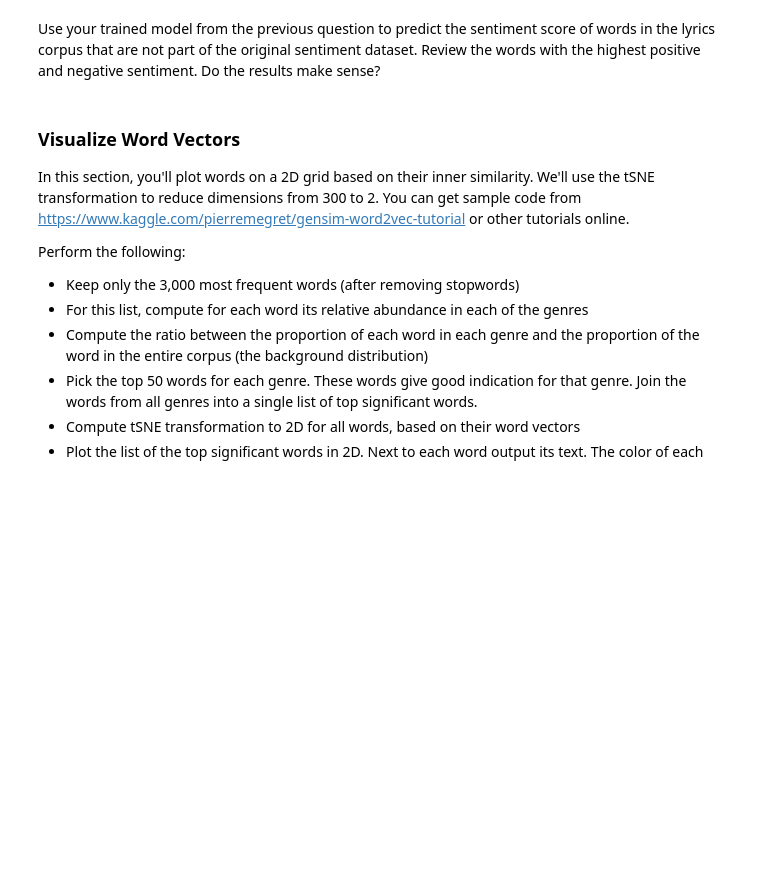
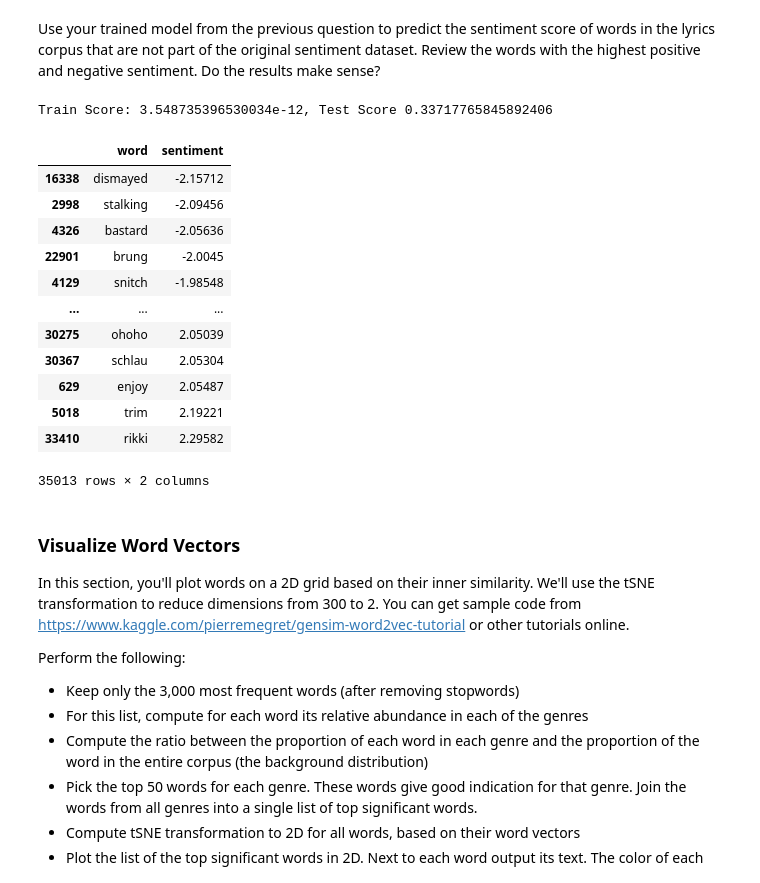
Before and after one commit to GreJerdev/Y-data, a Jupyter notebook: dl/home_work3/DL_word_embedding_assignment.ipynb, the cells around one changed output. Saved outputs shown, nothing was run; the diff lists cells and outputs as text; code cells hidden in the pictures; blank space fills up the shorter version.

Commit message:
first part finished

```diff
--- a/dl/home_work3/DL_word_embedding_assignment.ipynb
+++ b/dl/home_work3/DL_word_embedding_assignment.ipynb
@@ -51,0 +331,10 @@ Build a classifier for the sentiment of a word given its word vector. Split the
+# %%
+#All the words in our lyrics corpus
+vocab =  list(model.wv.vocab.keys())
+#All the words shared between the sentiment lexicon and our lyrics corpus.
+lexicon_words = []
+for key,value in tokens_dic.items():
+    if key in vocab:
+        lexicon_words.append([key,value])
+lexicon = pd.DataFrame(lexicon_words, columns=["word","sentiment"])
+lexicon.head()
@@ -52,5 +348,47 @@ Build a classifier for the sentiment of a word given its word vector. Split the
 # %% [markdown]
 Use your trained model from the previous question to predict the sentiment score of words in the lyrics corpus that are not part of the original sentiment dataset. Review the words with the highest positive and negative sentiment. Do the results make sense?
+# %%
+from sklearn.model_selection import train_test_split
+from sklearn.metrics import mean_squared_error as mse
+from sklearn.linear_model import Lasso
+from sklearn.linear_model import LinearRegression
+
+
+w2vector = model[lexicon.word]
+X_train, X_test, y_train, y_test = train_test_split(w2vector,lexicon.sentiment, test_size = 0.2, random_state=42)
+lr = LinearRegression()
+lr.fit(X_train,y_train)
+print("Train Score: {}, Test Score {}".format(mse(lr.predict(X_train),y_train),mse(lr.predict(X_test),y_test)))
+# %% [output]
+Train Score: 3.548735396530034e-12, Test Score 0.33717765845892406
+# %%
+#the next part will be to use our lr model to predict sentiment score for any word embeddings
+not_in_lexicon = []
+for word in vocab:
+    if word not in lexicon['word'].values:
+        not_in_lexicon.append(word)
+
+values = lr.predict(model[not_in_lexicon])
+
+sents_df = pd.DataFrame((not_in_lexicon, values)).T
+sents_df.columns = ["word","sentiment"]
+sents_df.Sentiment = sents_df.sentiment / max(np.abs(sents_df.sentiment))
+# %%
+sents_df.sort_values(by="sentiment")
+# %% [output]
+|  | word | sentiment |
+| 16338 | dismayed | -2.15712 |
+| 2998 | stalking | -2.09456 |
+| 4326 | bastard | -2.05636 |
+| 22901 | brung | -2.0045 |
+| 4129 | snitch | -1.98548 |
+| ... | ... | ... |
+| 30275 | ohoho | 2.05039 |
+| 30367 | schlau | 2.05304 |
+| 629 | enjoy | 2.05487 |
+| 5018 | trim | 2.19221 |
+| 33410 | rikki | 2.29582 |
+35013 rows × 2 columns
 # %% [markdown]
 ### Visualize Word Vectors
 In this section, you'll plot words on a 2D grid based on their inner similarity. We'll use the tSNE transformation to reduce dimensions from 300 to 2. You can get sample code from https://www.kaggle.com/pierremegret/gensim-word2vec-tutorial or other tutorials online.
```
Also changed, not shown: parts of 15 cells of this notebook.
